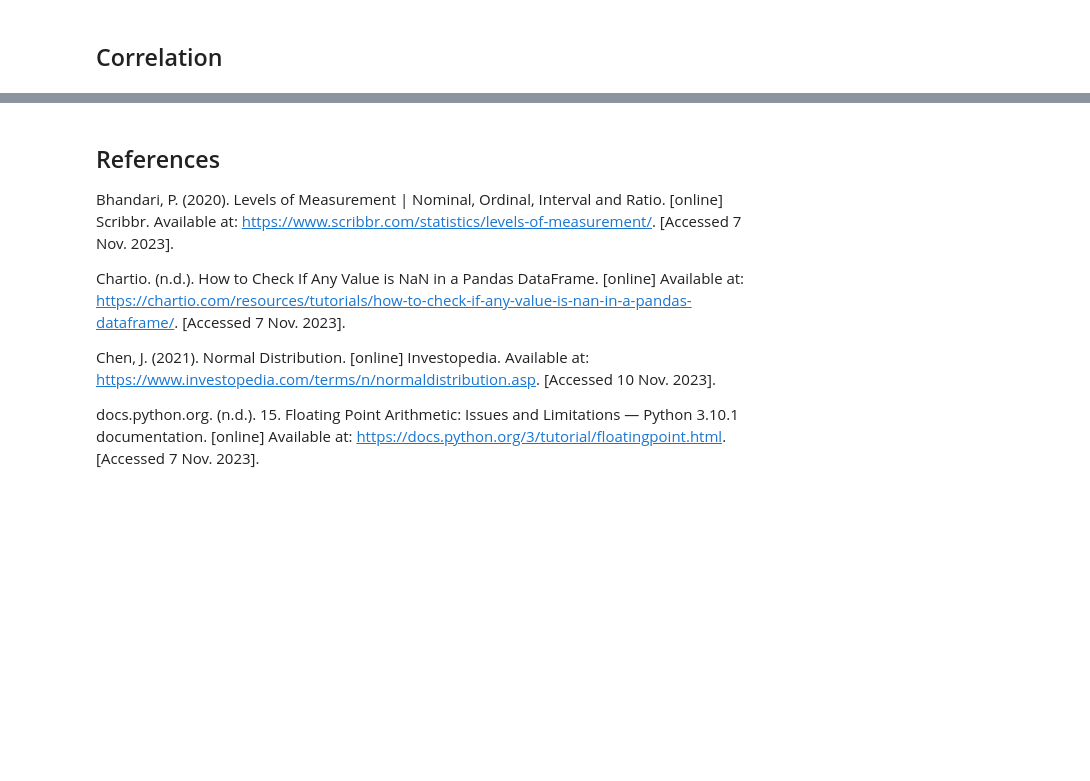
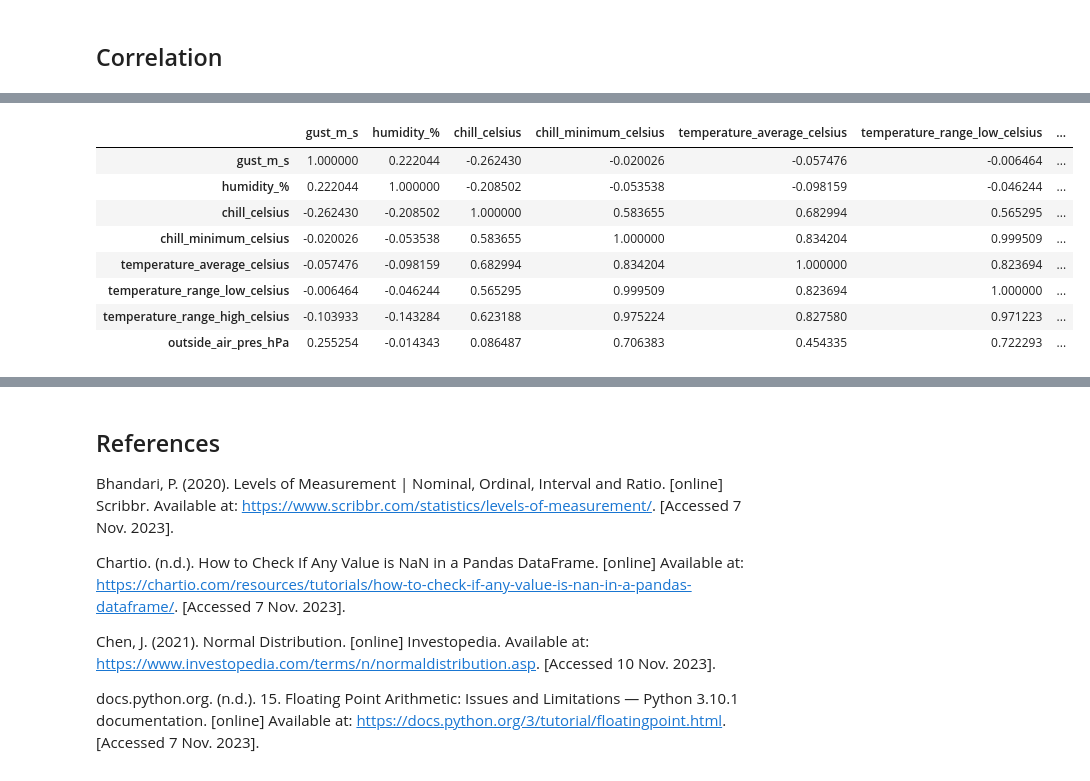
Before and after one commit to humphs078/ProgrammingforDataAnalysisAssignment_1, a Jupyter notebook: submission_notebook.ipynb, the cells around one changed output, grey strips where cells are left out. Cells and saved outputs as stored; diff of their text form; code cells hidden in the pictures; blank space fills up the shorter version.

```diff
--- a/submission_notebook.ipynb
+++ b/submission_notebook.ipynb
@@ -1171,3 +1182,11 @@ Parameters for the best fit: (292585119.90938723, -2360009745.1892443, 236001075
+# %%
+# seeding so the data doesn't change on run of code
+np.random.seed(seed=233423)
+
+winter_air_pressure_high_model = rayleigh.rvs(980.1456455090256, 22.117017317568596, size = winter_rows)
+spring_air_pressure_high_model = weibull_min.rvs(5.7014626206626104, 945.6272948872662, 75.38640628785643, size = spring_rows)
+summer_air_pressure_high_model = genextreme.rvs(0.4147771773388972, 1013.410914411412, 9.653013103983202, size = summer_rows)
+autumn_air_pressure_high_model = weibull_min.rvs(292585119.90938723, -2360009745.1892443, 2360010759.209868, size = autumn_rows)
 # %% [markdown]
 ---
 # %% [markdown]
@@ -1208,0 +1307,13 @@ sns.heatmap(corr_variable)
+# %%
+synth_corr_variable = synthesised_dataset.iloc[0:, 1:].corr()
+synth_corr_variable
+# %% [output]
+|  | gust_m_s | humidity_% | chill_celsius | chill_minimum_celsius | temperature_average_celsius | temperature_range_low_celsius | ... |
+| gust_m_s | 1.000000 | 0.222044 | -0.262430 | -0.020026 | -0.057476 | -0.006464 | ... |
+| humidity_% | 0.222044 | 1.000000 | -0.208502 | -0.053538 | -0.098159 | -0.046244 | ... |
+| chill_celsius | -0.262430 | -0.208502 | 1.000000 | 0.583655 | 0.682994 | 0.565295 | ... |
+| chill_minimum_celsius | -0.020026 | -0.053538 | 0.583655 | 1.000000 | 0.834204 | 0.999509 | ... |
+| temperature_average_celsius | -0.057476 | -0.098159 | 0.682994 | 0.834204 | 1.000000 | 0.823694 | ... |
+| temperature_range_low_celsius | -0.006464 | -0.046244 | 0.565295 | 0.999509 | 0.823694 | 1.000000 | ... |
+| temperature_range_high_celsius | -0.103933 | -0.143284 | 0.623188 | 0.975224 | 0.827580 | 0.971223 | ... |
+| outside_air_pres_hPa | 0.255254 | -0.014343 | 0.086487 | 0.706383 | 0.454335 | 0.722293 | ... |
```
Also changed, not shown: parts of 20 cells of this notebook, 5 other files.
